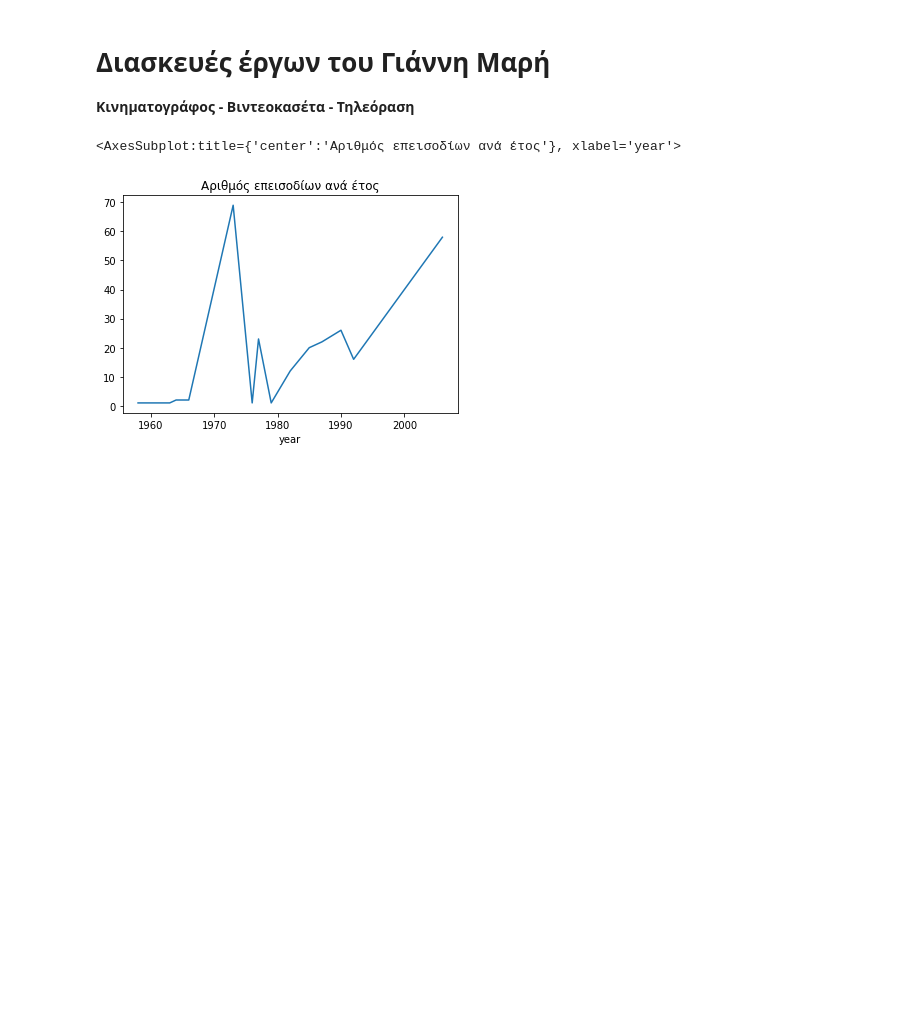
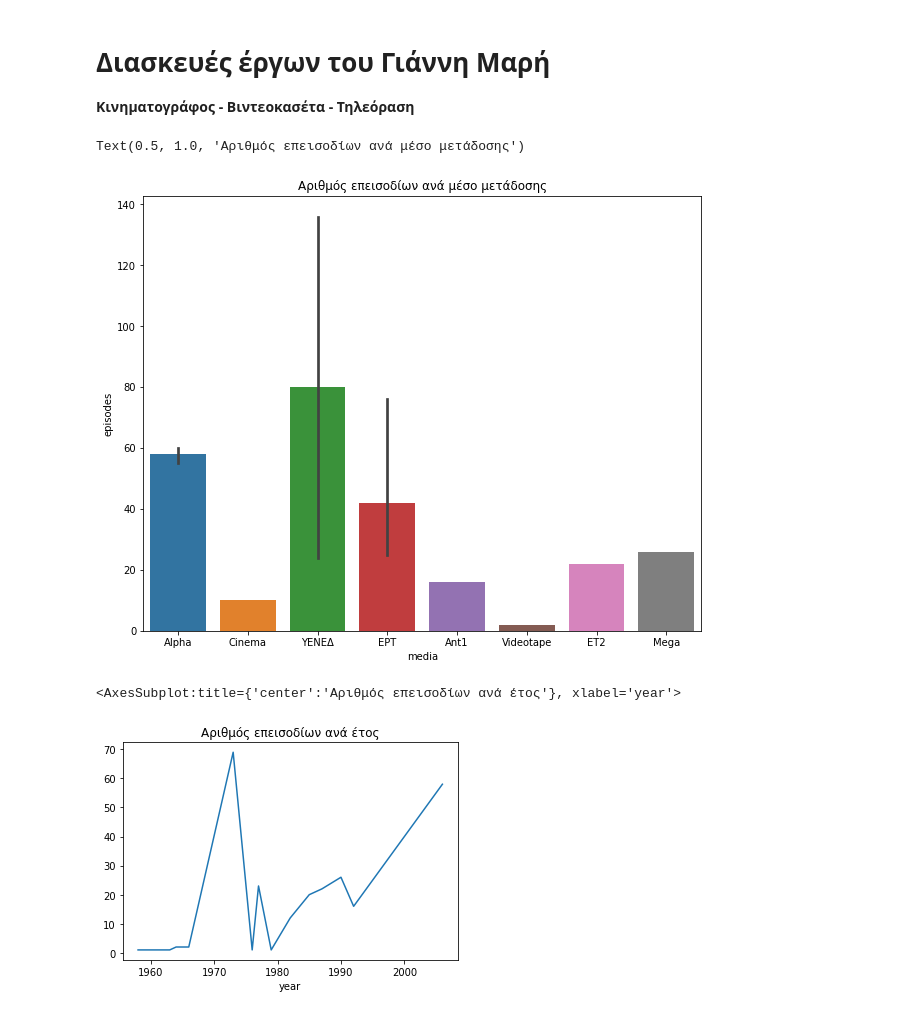
Before and after one commit to AntonioKal/Data_Analysis, a Jupyter notebook: Maris_filmography.ipynb, the cells around one changed output. Saved outputs shown, nothing was run; the diff lists cells and outputs as text; code cells hidden in the pictures; blank space fills up the shorter version.

```diff
--- a/Maris_filmography.ipynb
+++ b/Maris_filmography.ipynb
@@ -14,6 +14,13 @@ pd.set_option('display.max_rows', None)
 pd.set_option('display.max_columns', None)
 # %%
 df = pd.read_excel('datasets/myProjects/Maris_filmography.xlsx')
+# %%
+plt.figure(figsize=(10,8))
+sbn.barplot(x = 'media', y = 'episodes',  estimator = 'sum', data = df)
+plt.title('Αριθμός επεισοδίων ανά μέσο μετάδοσης')
+# %% [output]
+Text(0.5, 1.0, 'Αριθμός επεισοδίων ανά μέσο μετάδοσης')
+[figure, added]
 # %%
 df.groupby('year').sum()['episodes'].plot(kind = 'line', title='Αριθμός επεισοδίων ανά έτος')
 # %% [output]
```
Also changed, not shown: parts of 4 cells of this notebook.
